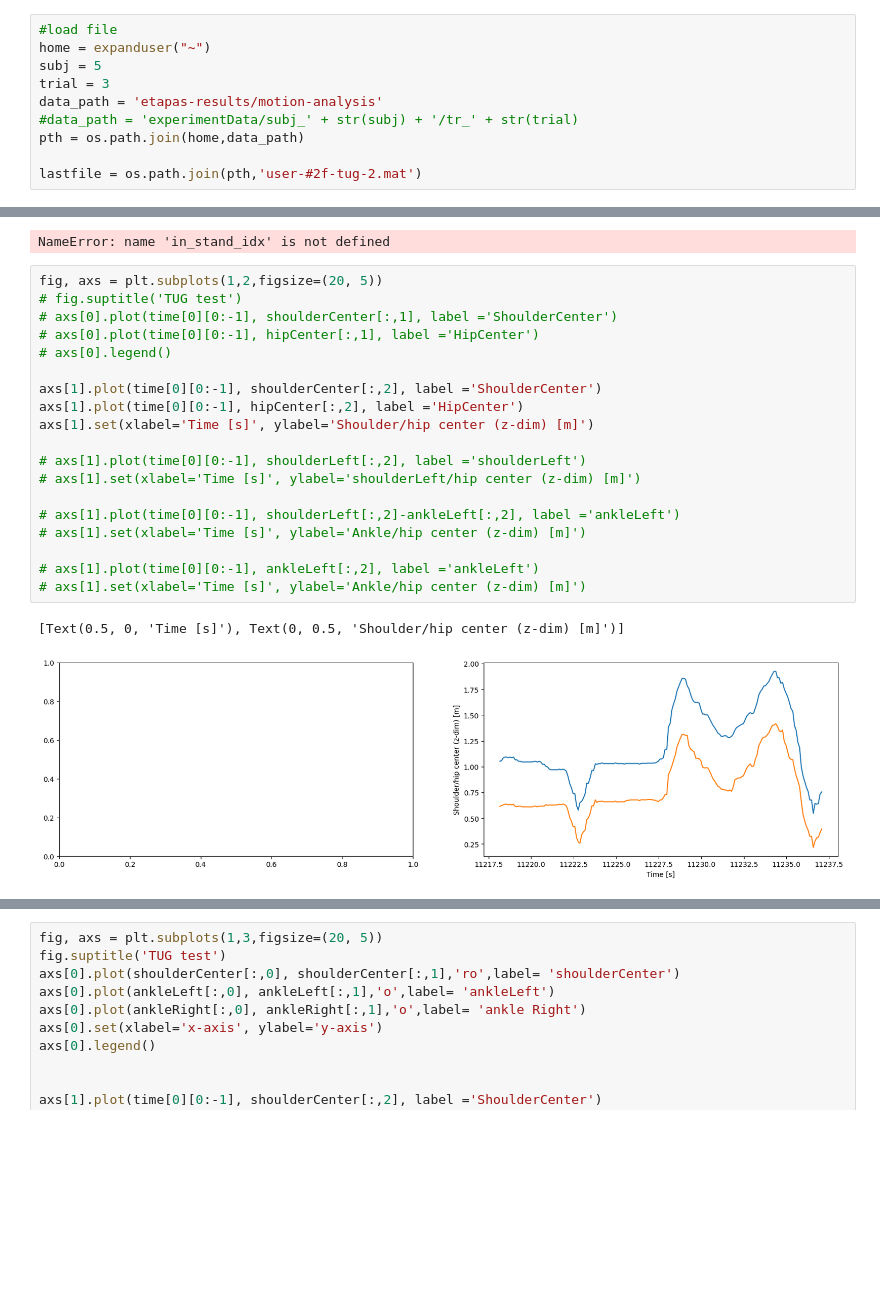
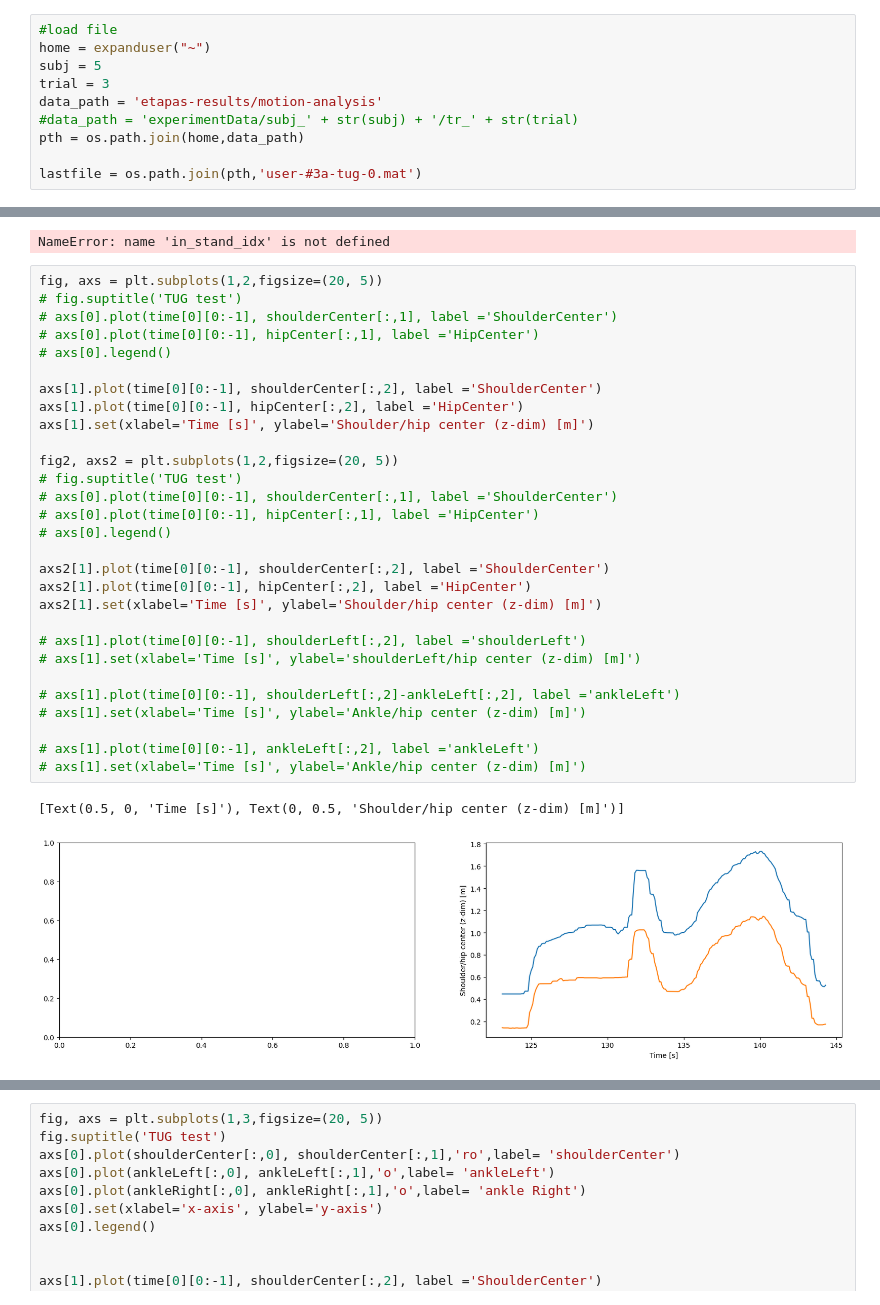
Before and after one commit to fbrand-new/assistive-rehab, a Jupyter notebook: report/main_gen_report.ipynb, the cells around one changed output, grey strips where cells are left out. Cells and saved outputs as stored; diff of their text form; blank space fills up the shorter version.

```diff
--- a/report/main_gen_report.ipynb
+++ b/report/main_gen_report.ipynb
@@ -29,7 +29,7 @@ data_path = 'etapas-results/motion-analysis'
 #data_path = 'experimentData/subj_' + str(subj) + '/tr_' + str(trial)
 pth = os.path.join(home,data_path)
 
-lastfile = os.path.join(pth,'user-#2f-tug-2.mat')
+lastfile = os.path.join(pth,'user-#3a-tug-0.mat')
 # %%
 data = []
 data.append(loadmat(lastfile))
@@ -154,22 +154,32 @@ NameError: name 'in_stand_idx' is not defined
 # %%
 fig, axs = plt.subplots(1,2,figsize=(20, 5))
 # fig.suptitle('TUG test')
 # axs[0].plot(time[0][0:-1], shoulderCenter[:,1], label ='ShoulderCenter')
 # axs[0].plot(time[0][0:-1], hipCenter[:,1], label ='HipCenter')
 # axs[0].legend()
 
 axs[1].plot(time[0][0:-1], shoulderCenter[:,2], label ='ShoulderCenter')
 axs[1].plot(time[0][0:-1], hipCenter[:,2], label ='HipCenter')
 axs[1].set(xlabel='Time [s]', ylabel='Shoulder/hip center (z-dim) [m]')
 
+fig2, axs2 = plt.subplots(1,2,figsize=(20, 5))
+# fig.suptitle('TUG test')
+# axs[0].plot(time[0][0:-1], shoulderCenter[:,1], label ='ShoulderCenter')
+# axs[0].plot(time[0][0:-1], hipCenter[:,1], label ='HipCenter')
+# axs[0].legend()
+
+axs2[1].plot(time[0][0:-1], shoulderCenter[:,2], label ='ShoulderCenter')
+axs2[1].plot(time[0][0:-1], hipCenter[:,2], label ='HipCenter')
+axs2[1].set(xlabel='Time [s]', ylabel='Shoulder/hip center (z-dim) [m]')
+
 # axs[1].plot(time[0][0:-1], shoulderLeft[:,2], label ='shoulderLeft')
 # axs[1].set(xlabel='Time [s]', ylabel='shoulderLeft/hip center (z-dim) [m]')
 
 # axs[1].plot(time[0][0:-1], shoulderLeft[:,2]-ankleLeft[:,2], label ='ankleLeft')
 # axs[1].set(xlabel='Time [s]', ylabel='Ankle/hip center (z-dim) [m]')
 
 # axs[1].plot(time[0][0:-1], ankleLeft[:,2], label ='ankleLeft')
 # axs[1].set(xlabel='Time [s]', ylabel='Ankle/hip center (z-dim) [m]')
 # %% [output]
 [Text(0.5, 0, 'Time [s]'), Text(0, 0.5, 'Shoulder/hip center (z-dim) [m]')]
-[figure, old version]
+[figure, new version]
```
Also changed, not shown: parts of 3 cells of this notebook, 4 other files.
